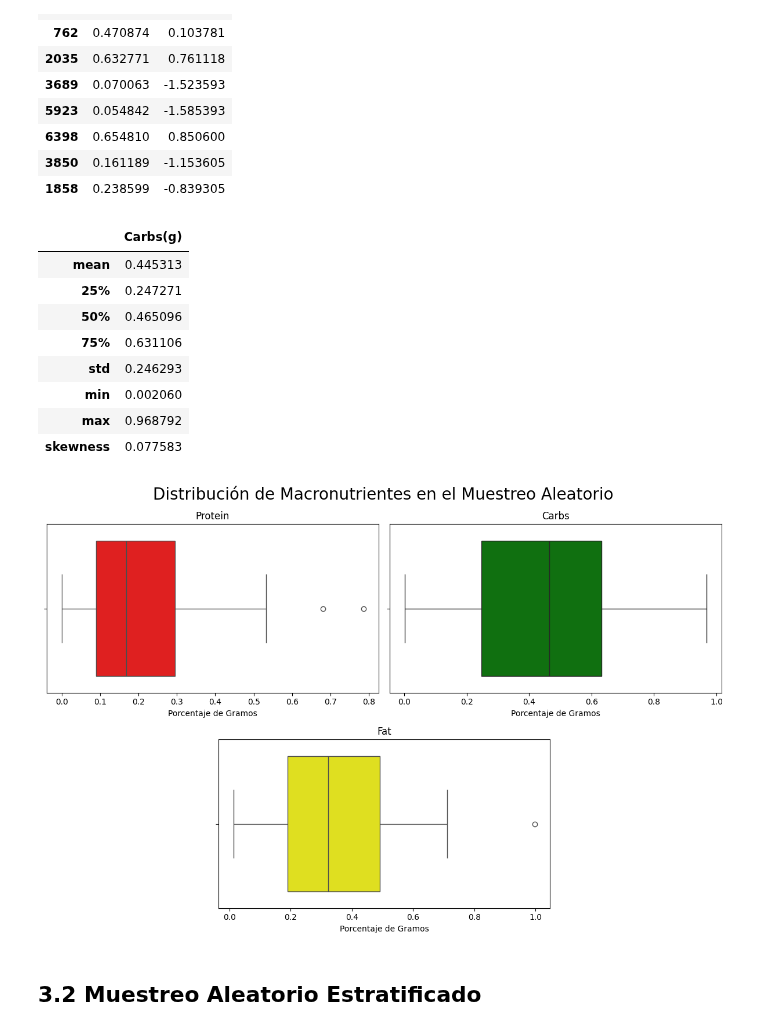
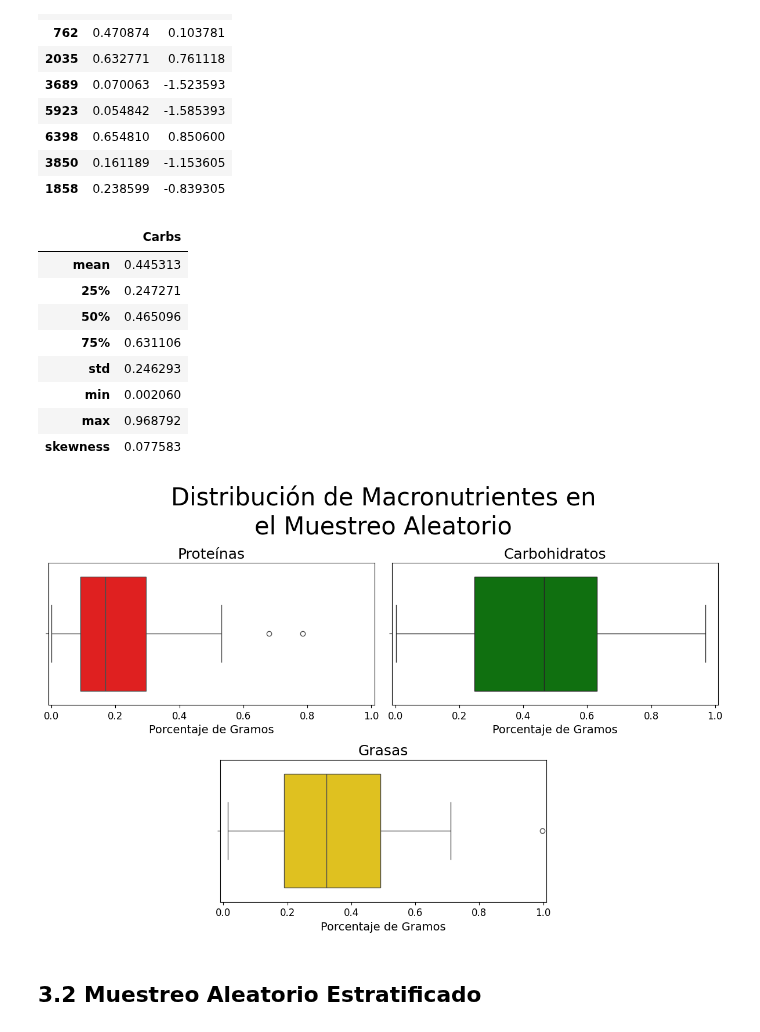
Before and after one commit to alexisuaguilaru/Analysis_Nutritional_Information, a Jupyter notebook: Documentation/AlexisAguilar_Reporte.ipynb, the cells around one changed output. Saved outputs shown, nothing was run; the diff lists cells and outputs as text; code cells hidden in the pictures.

```diff
--- a/Documentation/AlexisAguilar_Reporte.ipynb
+++ b/Documentation/AlexisAguilar_Reporte.ipynb
@@ -22,3 +22,17 @@ from scipy.stats import norm
 # Funcionalidades para Tipado
 
 from typing import Callable
+# %%
+# Definiendo variables y constantes
+
+Color_Palette = ['green','red','gold']
+Color_Map = 'seismic'
+
+Macronutrients = ['Carbs','Protein','Fat']
+Diets = ['dash', 'keto', 'mediterranean', 'paleo', 'vegan']
+
+MapTranslate = {
+    'Carbs' : 'Carbohidratos',
+    'Protein' : 'Proteínas',
+    'Fat' : 'Grasas',
+}
@@ -25,19 +60,15 @@ from typing import Callable
 # %%
-def Plot_DistributionMacronutrients(Diets_Dataset:pd.DataFrame,Macronutrients:list[str]) -> None:
+def Plot_DistributionMacronutrients(Diets_Dataset:pd.DataFrame):
     """
         Función para gráficar los gráficos de tipo cajas y bigotes
         por cada macronutriente.
     """
-    Display = "PPCC\n.FF."
-    fig , axes = plt.subplot_mosaic(Display,figsize=(12,8),layout='tight')
-
-    ConfigPlot = zip(Macronutrients,['C','P','F'],['green','red','yellow'])
+    fig , axes , ConfigPlot = __CreateMosaicPlot()
     for macronutrient , display , color in ConfigPlot:
         sns.boxplot(data=Diets_Dataset,x=macronutrient,ax=axes[display],color=color)
-        axes[display].set_title(macronutrient[:-3])
-        axes[display].set_xlabel('Porcentaje de Gramos')
+        __SetLabelsPlot(axes[display],MapTranslate[macronutrient],'Porcentaje de Gramos')
 
-    fig.suptitle('Distribución de Macronutrientes',size=20)
+    __SetTitleFig(fig,'Distribución de Macronutrientes')
 
-    return fig , axes
+    return fig
 # %%
@@ -156,13 +179,11 @@ def ConfidenceIntervalPopulationMean(Data_Sample:np.ndarray,Confidence:float) ->
 # %%
 # Carga de datos
 
+macronutrients = ['Carbs(g)','Protein(g)','Fat(g)']
+
 Diets_Dataset = pd.read_csv('../Datasets/Diets_Dataset.csv')
 Diets_Dataset.drop(columns=['Extraction_day','Extraction_time'],inplace=True)
+Diets_Dataset.rename(columns={macronutrient : macronutrient[:-3] for macronutrient in macronutrients},inplace=True)
-# %%
-# Definición de variables principales
-
-Macronutrients = ['Carbs(g)','Protein(g)','Fat(g)']
-Diets = ['dash', 'keto', 'mediterranean', 'paleo', 'vegan']
 # %% [markdown]
 # 1. Presentación de los Datos
 # %% [markdown]
@@ -409,9 +430,9 @@ ZScores_Sample(RandomSample,'Carbs(g)').head(10)
 # %%
 # Se calculan las medidas de tendencia central y de dispersión de la muestra
 
-SummaryMeasures(RandomSample,['Carbs(g)'])
+SummaryMeasures(RandomSample,['Carbs'])
 # %% [output]
-|  | Carbs(g) |
+|  | Carbs |
 | mean | 0.445313 |
 | 25% | 0.247271 |
 | 50% | 0.465096 |
@@ -423,10 +444,10 @@ SummaryMeasures(RandomSample,['Carbs(g)'])
 # %%
 # Plot de la distribución de los macronutrientes en el muestreo
 
-fig , _ = Plot_DistributionMacronutrients(RandomSample,Macronutrients)
-fig.suptitle('Distribución de Macronutrientes en el Muestreo Aleatorio',size=20);
+fig = Plot_DistributionMacronutrients(RandomSample)
+__SetTitleFig(fig,'Distribución de Macronutrientes en\nel Muestreo Aleatorio')
 # %% [output]
-[figure, old version]
+[figure, new version]
 # %% [markdown]
 ## 3.2 Muestreo Aleatorio Estratificado
 # %% [markdown]
```
Also changed, not shown: parts of 22 cells of this notebook, 10 other files.
